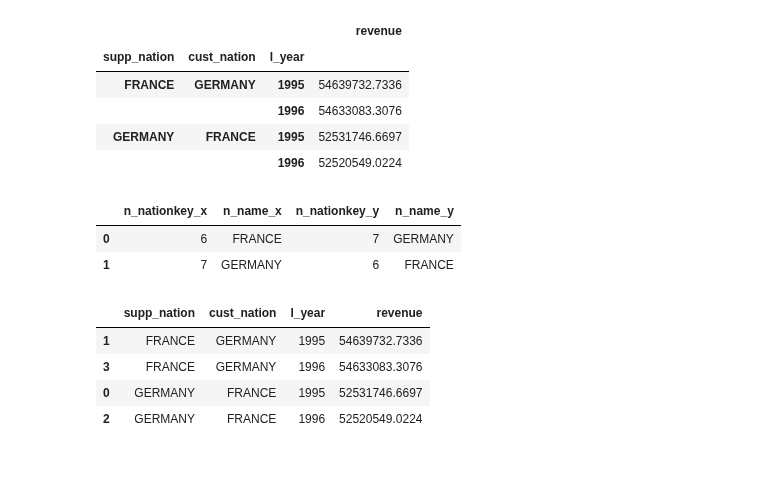
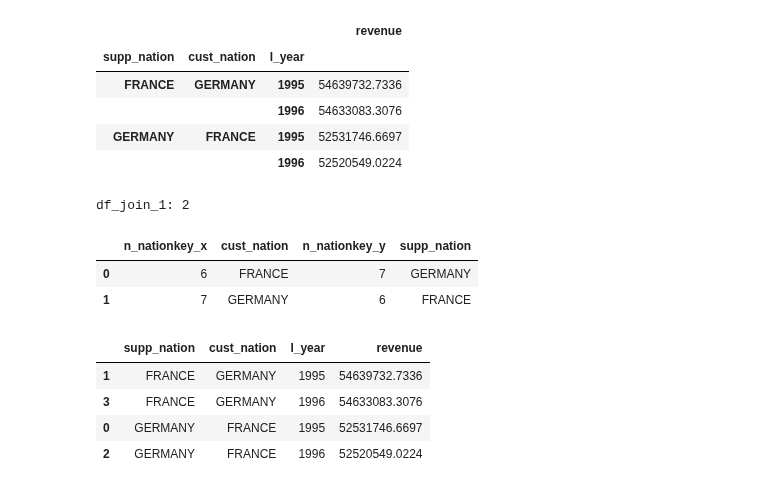
Before and after one commit to groegercesg/QueryBridge, a Jupyter notebook: early_results/q7_hyper.ipynb, the cells around one changed output. Saved outputs shown, nothing was run; the diff lists cells and outputs as text; code cells hidden in the pictures.

```diff
--- a/early_results/q7_hyper.ipynb
+++ b/early_results/q7_hyper.ipynb
@@ -265,12 +265,15 @@ df_sort_1 = df_group_1.sort_values(
 )
 df_output_1 = df_sort_1.rename(columns={'n_name_y': 'supp_nation', 'n_name_x': 'cust_nation', 'l_shipdate8': 'l_year', 'l_extendedpricel_discountsum': 'revenue'})
 df_output_1 = df_output_1[['supp_nation', 'cust_nation', 'l_year', 'revenue']]
-# %%
-df_join_1
-# %% [output]
-|  | n_nationkey_x | n_name_x | n_nationkey_y | n_name_y |
-| 0 | 6 | FRANCE | 7 | GERMANY |
-| 1 | 7 | GERMANY | 6 | FRANCE |
+# %%
+df_join_1 = df_join_1.rename(columns={'n_name_y': 'supp_nation', 'n_name_x': 'cust_nation'})
+print(f"df_join_1: {len(df_join_1)}")
+df_join_1
+# %% [output]
+df_join_1: 2
+|  | n_nationkey_x | cust_nation | n_nationkey_y | supp_nation |
+| 0 | 6 | FRANCE | 7 | GERMANY |
+| 1 | 7 | GERMANY | 6 | FRANCE |
 # %%
 df_output_1
 # %% [output]
```
Also changed, not shown: 2 other files.
